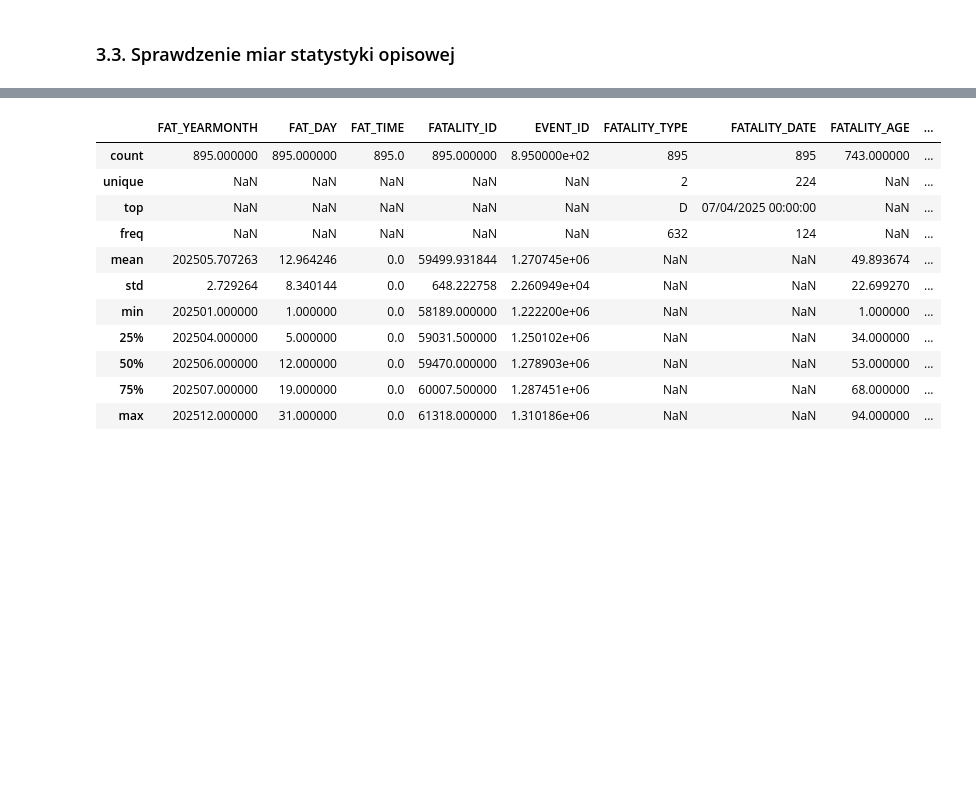
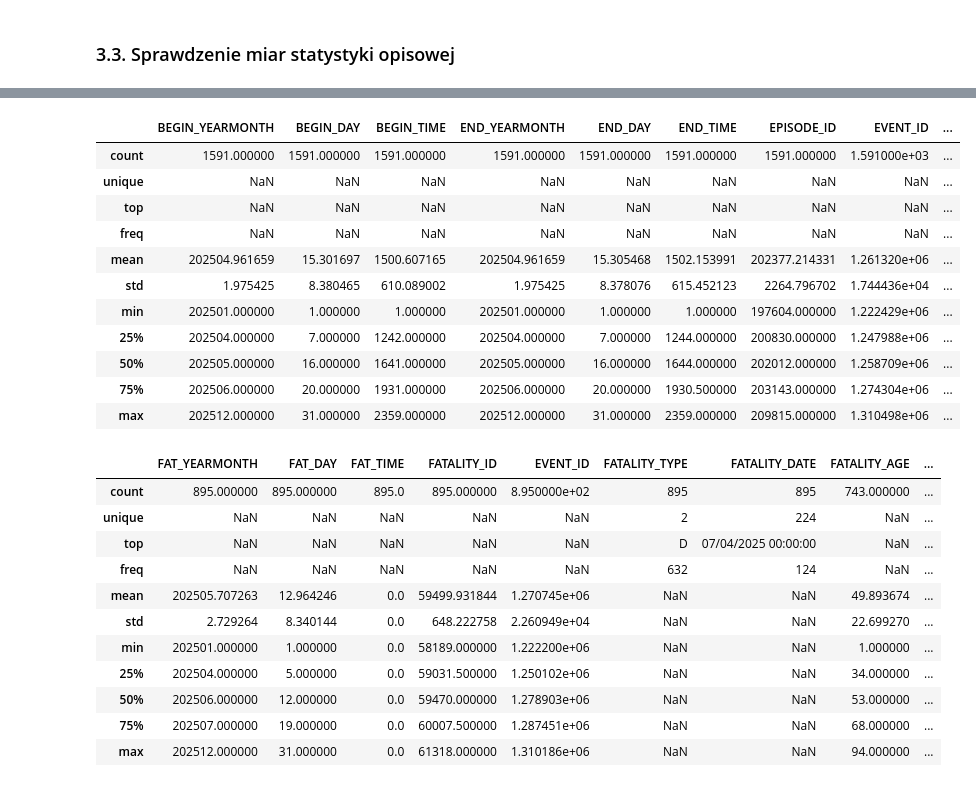
Before and after one commit to piaseckazaneta/Python, a Jupyter notebook: Zaneta_Piasecka_Mini_projekt_2026.ipynb, the cells around one changed output, grey strips where cells are left out. Drawn from its saved outputs; the diff is of its cells as text; code cells hidden in the pictures; blank space fills up the shorter version.

```diff
--- a/Zaneta_Piasecka_Mini_projekt_2026.ipynb
+++ b/Zaneta_Piasecka_Mini_projekt_2026.ipynb
@@ -239,3 +238,18 @@ df_details.describe(include='all')
+# %%
+df_details[df_details["EVENT_TYPE"] == "Tornado"].describe(include='all')
+# %% [output]
+|  | BEGIN_YEARMONTH | BEGIN_DAY | BEGIN_TIME | END_YEARMONTH | END_DAY | END_TIME | EPISODE_ID | EVENT_ID | ... |
+| count | 1591.000000 | 1591.000000 | 1591.000000 | 1591.000000 | 1591.000000 | 1591.000000 | 1591.000000 | 1.591000e+03 | ... |
+| unique | NaN | NaN | NaN | NaN | NaN | NaN | NaN | NaN | ... |
+| top | NaN | NaN | NaN | NaN | NaN | NaN | NaN | NaN | ... |
+| freq | NaN | NaN | NaN | NaN | NaN | NaN | NaN | NaN | ... |
+| mean | 202504.961659 | 15.301697 | 1500.607165 | 202504.961659 | 15.305468 | 1502.153991 | 202377.214331 | 1.261320e+06 | ... |
+| std | 1.975425 | 8.380465 | 610.089002 | 1.975425 | 8.378076 | 615.452123 | 2264.796702 | 1.744436e+04 | ... |
+| min | 202501.000000 | 1.000000 | 1.000000 | 202501.000000 | 1.000000 | 1.000000 | 197604.000000 | 1.222429e+06 | ... |
+| 25% | 202504.000000 | 7.000000 | 1242.000000 | 202504.000000 | 7.000000 | 1244.000000 | 200830.000000 | 1.247988e+06 | ... |
+| 50% | 202505.000000 | 16.000000 | 1641.000000 | 202505.000000 | 16.000000 | 1644.000000 | 202012.000000 | 1.258709e+06 | ... |
+| 75% | 202506.000000 | 20.000000 | 1931.000000 | 202506.000000 | 20.000000 | 1930.500000 | 203143.000000 | 1.274304e+06 | ... |
+| max | 202512.000000 | 31.000000 | 2359.000000 | 202512.000000 | 31.000000 | 2359.000000 | 209815.000000 | 1.310498e+06 | ... |
 # %%
 df_fatalities.describe(include='all')
 # %% [output]
```
Also changed, not shown: parts of 53 cells of this notebook.
